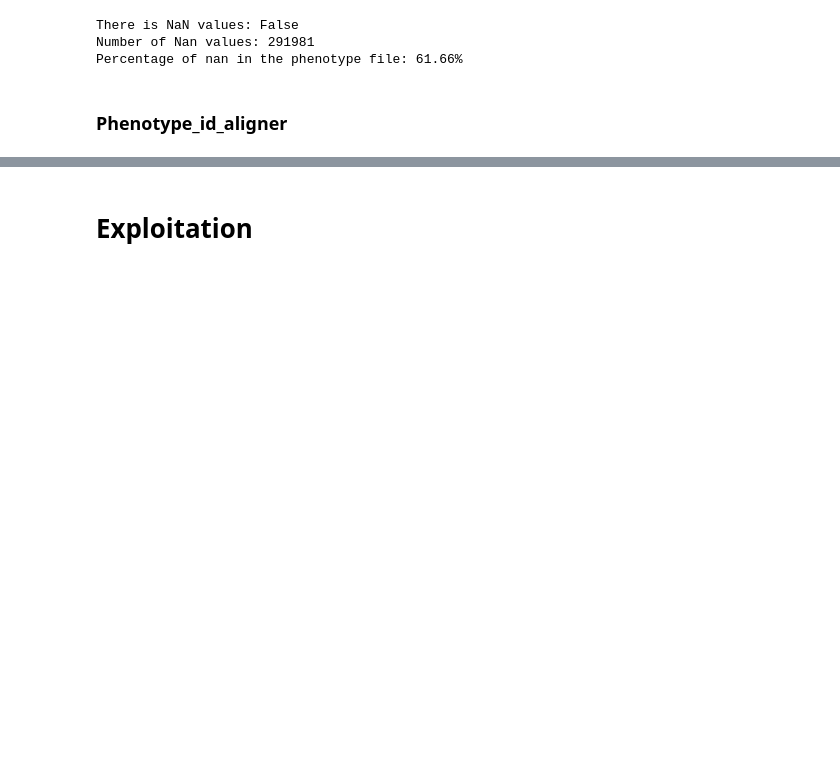
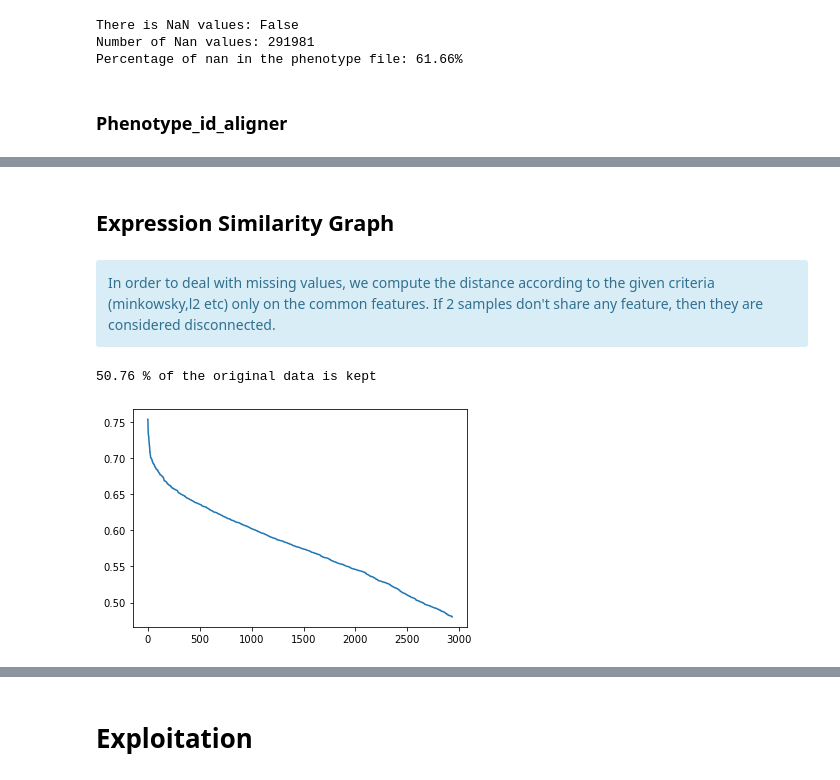
Before and after one commit to raphaelreiss/Network_tour_of_mice_genetics, a Jupyter notebook: Graph_Analysis_Mice_Genetics.ipynb, the cells around one changed output, grey strips where cells are left out. Drawn from its saved outputs; the diff is of its cells as text; code cells hidden in the pictures; blank space fills up the shorter version.

```diff
--- a/Graph_Analysis_Mice_Genetics.ipynb
+++ b/Graph_Analysis_Mice_Genetics.ipynb
@@ -76,0 +121,26 @@ def epsilon_similarity_graph(X: np.ndarray, metric='euclidean', sigma=1, epsilon
+# %% [markdown]
+## Expression Similarity Graph
+# %% [markdown]
+<div class="alert alert-block alert-info">
+In order to deal with missing values, we compute the distance according to the given criteria (minkowsky,l2 etc) only on the common features. If 2 samples don't share any feature, then they are considered disconnected.
+</div>
+# %%
+with open('data/pickle/concat_expression.pkl','rb') as f:
+    expr_df = pickle.load(f)
+expr_df['nancount'] = expr_df.isnull().sum(axis = 1)
+if False:
+    #we only take the genes whose values of nan is the minimum (10)
+    expr_df = expr_df[expr_df.nancount == expr_df.nancount.min()].drop(columns = ['nancount'])
+else:
+    #we take the N first genes with the less nan values
+    expr_df = expr_df.sort_values(by = 'nancount').head(100000).drop(columns = ['nancount'])
+
+#remove the mouses which don't have information in this top
+expr_df = expr_df.T[~expr_df.isna().all()]
+# %%
+m = epsilon_similarity_graph(expr_df.values,sigma = 48,epsilon = 0.48,metric = 'euclidean')
+E = expr_df.values
+plot_distrib(m)
+# %% [output]
+50.76 % of the original data is kept
+[figure, added]
```
Also changed, not shown: parts of 64 cells of this notebook, 7 other files.
